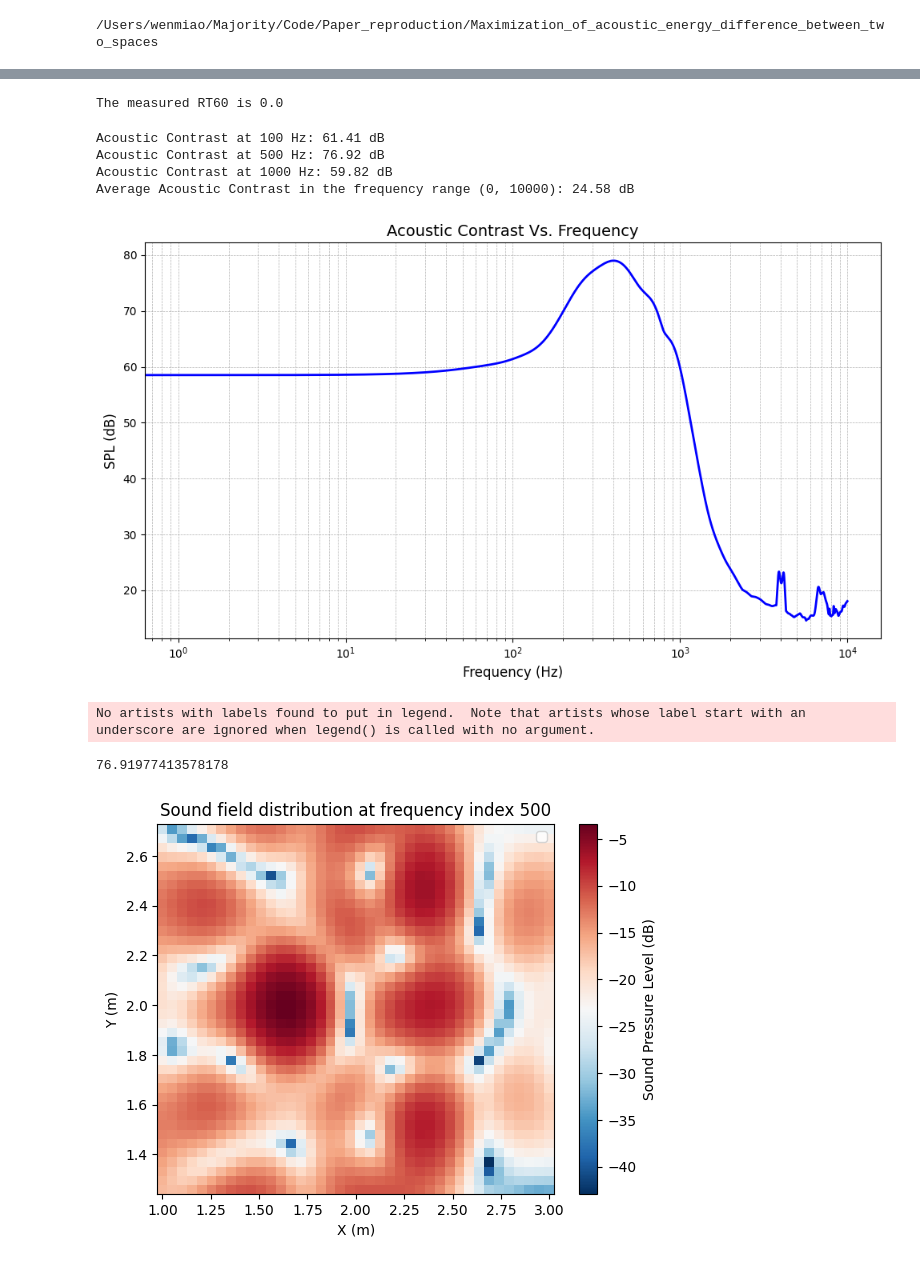
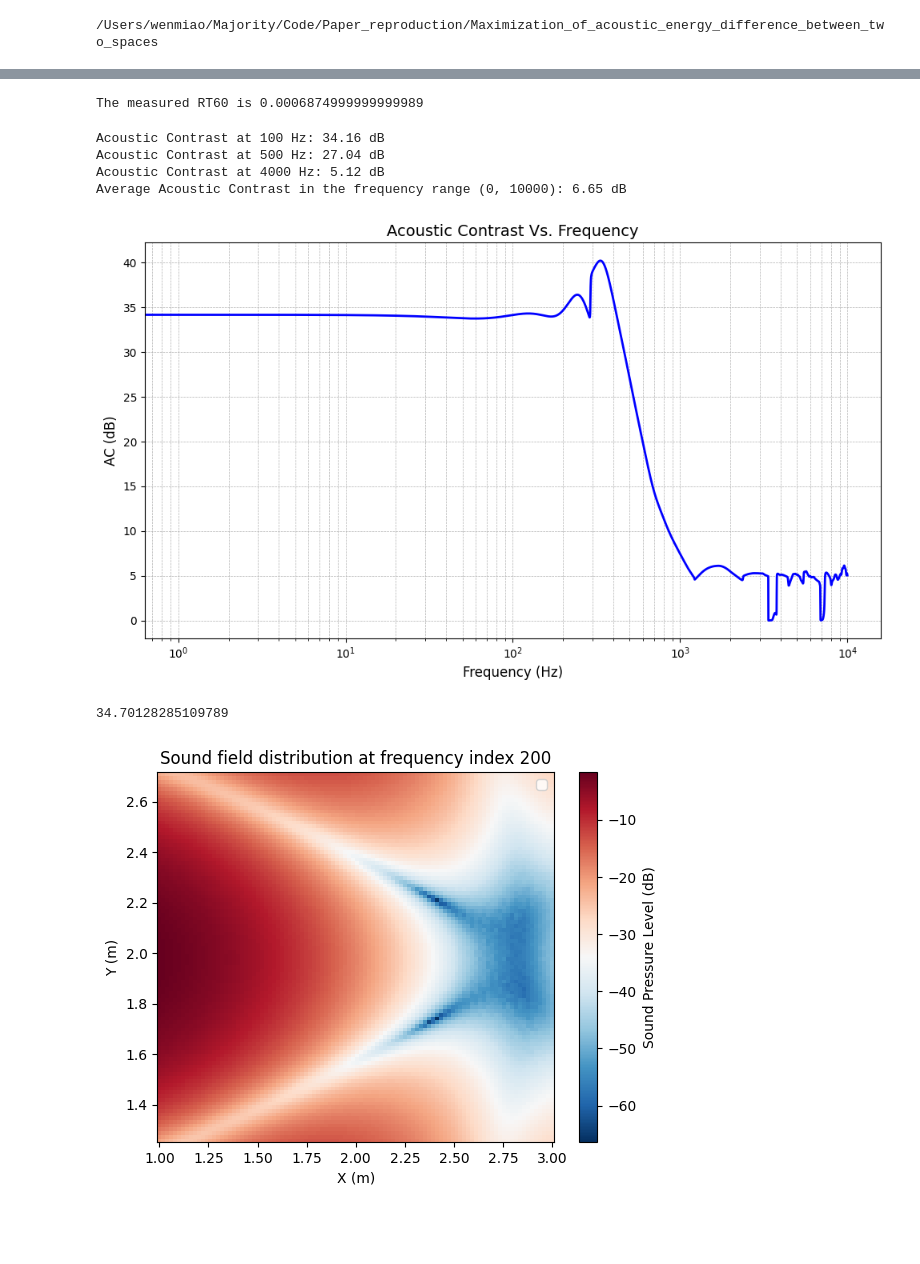
Before and after one commit to alexandergwm/Paper_reproduction, a Jupyter notebook: Maximization_of_acoustic_energy_difference_between_two_spaces/Sound field control.ipynb, the cells around one changed output, grey strips where cells are left out. Cells and saved outputs as stored; diff of their text form; code cells hidden in the pictures; blank space fills up the shorter version.

```diff
--- a/Maximization_of_acoustic_energy_difference_between_two_spaces/Sound field control.ipynb
+++ b/Maximization_of_acoustic_energy_difference_between_two_spaces/Sound field control.ipynb
@@ -19,7 +19,7 @@ print(os.getcwd())
 # %%
 class config:
     # Speaker array type
-    spkArray = SphericalArray40()           # SphericalArray40(), CircularArray10()
+    spkArray = CircularArray10()           # SphericalArray40(), CircularArray10()
     print_ArrayInfo(spkArray)
     # Bright field range and dark field range
     bright_field_xrange = [1.2, 1.8]      # from paper
@@ -27,7 +27,7 @@ class config:
     distance_2mics = 0.05
     distance_2fields = 0.4
     # The directivity of the loudspeaker
-    loudspeaker_dir = "HYPERCARDIOID"              #- HYPERCARDIOID, CARDIOD, OMNI
+    loudspeaker_dir = "OMNI"              #- HYPERCARDIOID, CARDIOD, OMNI
     # Setting for the simulating room
     max_order = 0                         # Maximum order for reflections
     absorption = 1.0                      # The absorption coefficient for all the walls in room
@@ -35,9 +35,9 @@ class config:
     f = 10000                             # The up bound frequency
     N = 48000                             # The NFFT samples
     # ACC method
-    method = "ACC_without_constraint"     #- ACC_without_constraint , ACC_with_constraint, AED
+    method = "AED"     #- ACC_without_constraint , ACC_with_constraint, AED
     delta = 1e-5                          # Hyperparameter for ACC with constraint
-    alpha = 1897                          # Hyperparameter for AED
+    alpha = 987                          # Hyperparameter for AED
     # Reproduction
     resolution = 40                       # The resolution for sound field reproduction
     distance_rep = 0                    # The different positions to reproduce the sound field in order to avoid overfitting
@@ -246,7 +246,7 @@ for k in range(config.f):
     w_total.append(w)
 # %%
 ## reproduce the sound field in another room
-resolution = 40
+resolution = 100
 X = np.linspace(1, 3, resolution)
 Y = np.linspace(1.26, 2.71, resolution)
 x_pred, y_pred = np.meshgrid(X,Y)
@@ -302,11 +302,11 @@ TF_total_p = np.array(TF_total_p).T
 TF_rep_b = np.array(TF_rep_b).T
 TF_rep_d = np.array(TF_rep_d).T
 # %% [output]
-The measured RT60 is 0.0
+The measured RT60 is 0.0006874999999999989
 # %%
 ## The Acoustic Contrast between bright area and dark area
 AC_total = []
-selected_frequencies = [100, 500, 1000]
+selected_frequencies = [100, 500, 4000]
 
 for i in range(config.f):
     pB = TF_rep_b[i] @ w_total[i]
@@ -325,7 +325,7 @@ plt.semilogx(range(config.f), AC_total, linewidth=2, color='b')
 plt.grid(True, which="both", linestyle='--', linewidth=0.5)
 plt.title("Acoustic Contrast Vs. Frequency", fontsize=14)
 plt.xlabel("Frequency (Hz)", fontsize=12)
-plt.ylabel('SPL (dB)', fontsize=12)
+plt.ylabel('AC (dB)', fontsize=12)
 plt.xticks(fontsize=10)
 plt.yticks(fontsize=10)
 plt.tight_layout()
@@ -335,11 +335,11 @@ print('Average Acoustic Contrast in the frequency range (0, {}): {:.2f} dB'.form
 
 plt.show()
 # %% [output]
-Acoustic Contrast at 100 Hz: 61.41 dB
-Acoustic Contrast at 500 Hz: 76.92 dB
-Acoustic Contrast at 1000 Hz: 59.82 dB
-Average Acoustic Contrast in the frequency range (0, 10000): 24.58 dB
+Acoustic Contrast at 100 Hz: 34.16 dB
+Acoustic Contrast at 500 Hz: 27.04 dB
+Acoustic Contrast at 4000 Hz: 5.12 dB
+Average Acoustic Contrast in the frequency range (0, 10000): 6.65 dB
-[figure, old version]
+[figure, new version]
 # %%
 G_pred = np.array(TF_total_p)
 p_pred_dB = []
@@ -350,21 +350,20 @@ for i in range(config.f):
 w_total = np.array(w_total)
 # %%
 # get the sound field distribution
-i = 500
+i = 200
 print(AC_total[i])
 p_pred_dB_reshape = np.array(p_pred_dB[i]).reshape(resolution, resolution)
 plt.figure()
 plt.pcolor(X, Y, p_pred_dB_reshape, cmap='RdBu_r')
 # plt.pcolor(X, Y, p_pred_dB_reshape, cmap='inferno')
 plt.colorbar(label='Sound Pressure Level (dB)')
 # plt.scatter(bright_field[:, 0], bright_field[:, 1], c='blue', label='Bright field')
 # plt.scatter(dark_field[:, 0], dark_field[:, 1], c='k', label='Dark field')
 plt.xlabel('X (m)')
 plt.ylabel('Y (m)')
 plt.legend()
 plt.title(f'Sound field distribution at frequency index {i}')
 plt.show()
 # %% [output]
-No artists with labels found to put in legend.  Note that artists whose label start with an underscore are ignored when legend() is called with no argument.
+34.70128285109789
-76.91977413578178
-[figure, old version]
+[figure, new version]
```
Also changed, not shown: parts of 7 cells of this notebook, 1 other file.
